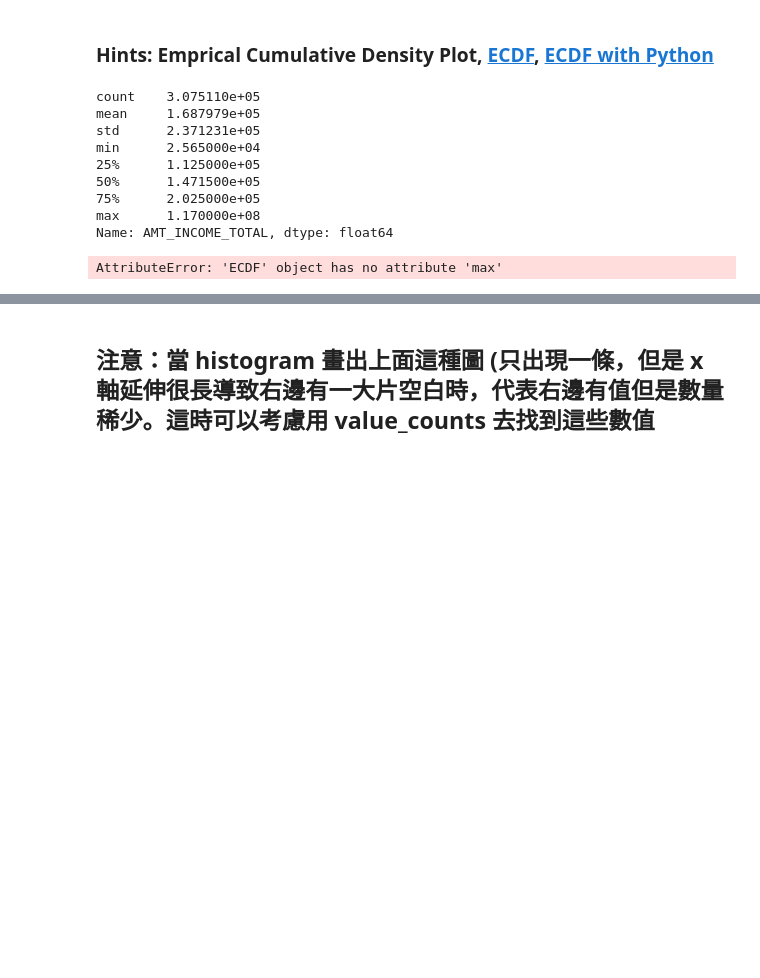
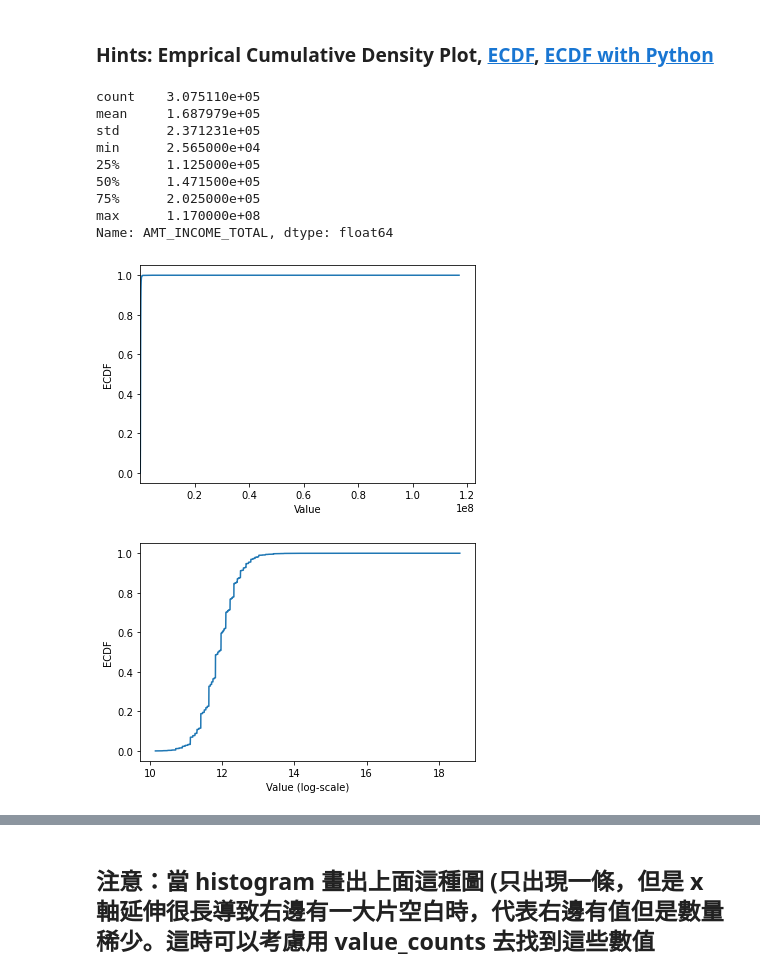
Before and after one commit to DunkLiao/4th-ML100Days, a Jupyter notebook: homework/Day_009_HW.ipynb, the cells around one changed output, grey strips where cells are left out. Drawn from its saved outputs; the diff is of its cells as text; code cells hidden in the pictures; blank space fills up the shorter version.

```diff
--- a/homework/Day_009_HW.ipynb
+++ b/homework/Day_009_HW.ipynb
@@ -114,42 +114,41 @@ Numbers of remain columns 73
 # %%
 # 最大值離平均與中位數很遠
 import statsmodels.api as sm
 print(app_train['AMT_INCOME_TOTAL'].describe())
 
 # 繪製 Empirical Cumulative Density Plot (ECDF)
 # 參考網址
 # https://www.cnblogs.com/webRobot/p/11405526.html
-cdf =  sm.distributions.ECDF(app_train['AMT_INCOME_TOTAL'])
+cdf =  app_train.AMT_INCOME_TOTAL.value_counts().sort_index().cumsum()
 
-print(cdf.max())
+plt.plot(list(cdf.index), cdf/cdf.max())
+plt.xlabel('Value')
+plt.ylabel('ECDF')
+plt.xlim([cdf.index.min(), cdf.index.max() * 1.05]) # 限制顯示圖片的範圍
+plt.ylim([-0.05,1.05]) # 限制顯示圖片的範圍
 
-# plt.plot(list(cdf.index), cdf/cdf.max())
-# plt.xlabel('Value')
-# plt.ylabel('ECDF')
-# plt.xlim([cdf.index.min(), cdf.index.max() * 1.05]) # 限制顯示圖片的範圍
-# plt.ylim([-0.05,1.05]) # 限制顯示圖片的範圍
+plt.show()
 
-# plt.show()
+# 改變 y 軸的 Scale, 讓我們可以正常檢視 ECDF
+plt.plot(np.log(list(cdf.index)), cdf/cdf.max())
+plt.xlabel('Value (log-scale)')
+plt.ylabel('ECDF')
 
-# # 改變 y 軸的 Scale, 讓我們可以正常檢視 ECDF
-# plt.plot(np.log(list(cdf.index)), cdf/cdf.max())
-# plt.xlabel('Value (log-scale)')
-# plt.ylabel('ECDF')
+plt.ylim([-0.05,1.05]) # 限制顯示圖片的範圍
 
-# plt.ylim([-0.05,1.05]) # 限制顯示圖片的範圍
-
-# plt.show()
+plt.show()
 # %% [output]
 count    3.075110e+05
 mean     1.687979e+05
 std      2.371231e+05
 min      2.565000e+04
 25%      1.125000e+05
 50%      1.471500e+05
 75%      2.025000e+05
 max      1.170000e+08
 Name: AMT_INCOME_TOTAL, dtype: float64
-AttributeError: 'ECDF' object has no attribute 'max'
+[figure, added]
+[figure, added]
 # %% [markdown]
 ## 補充：Normal dist 的 ECDF
 ![ecdf_normal](https://au.mathworks.com/help/examples/stats/win64/PlotEmpiricalCdfAndCompareWithSamplingDistributionExample_01.png)
```
Also changed, not shown: parts of 3 cells of this notebook.
